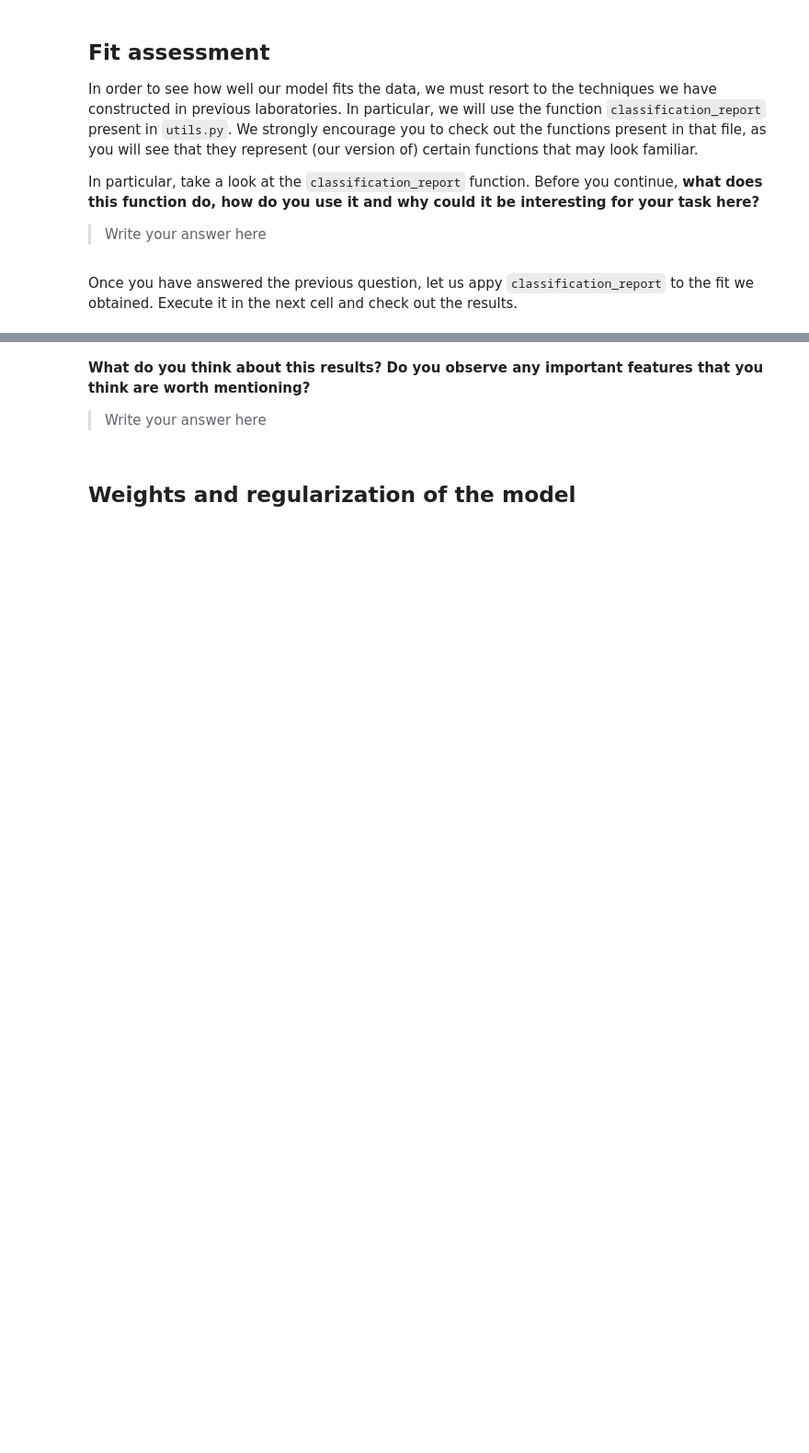
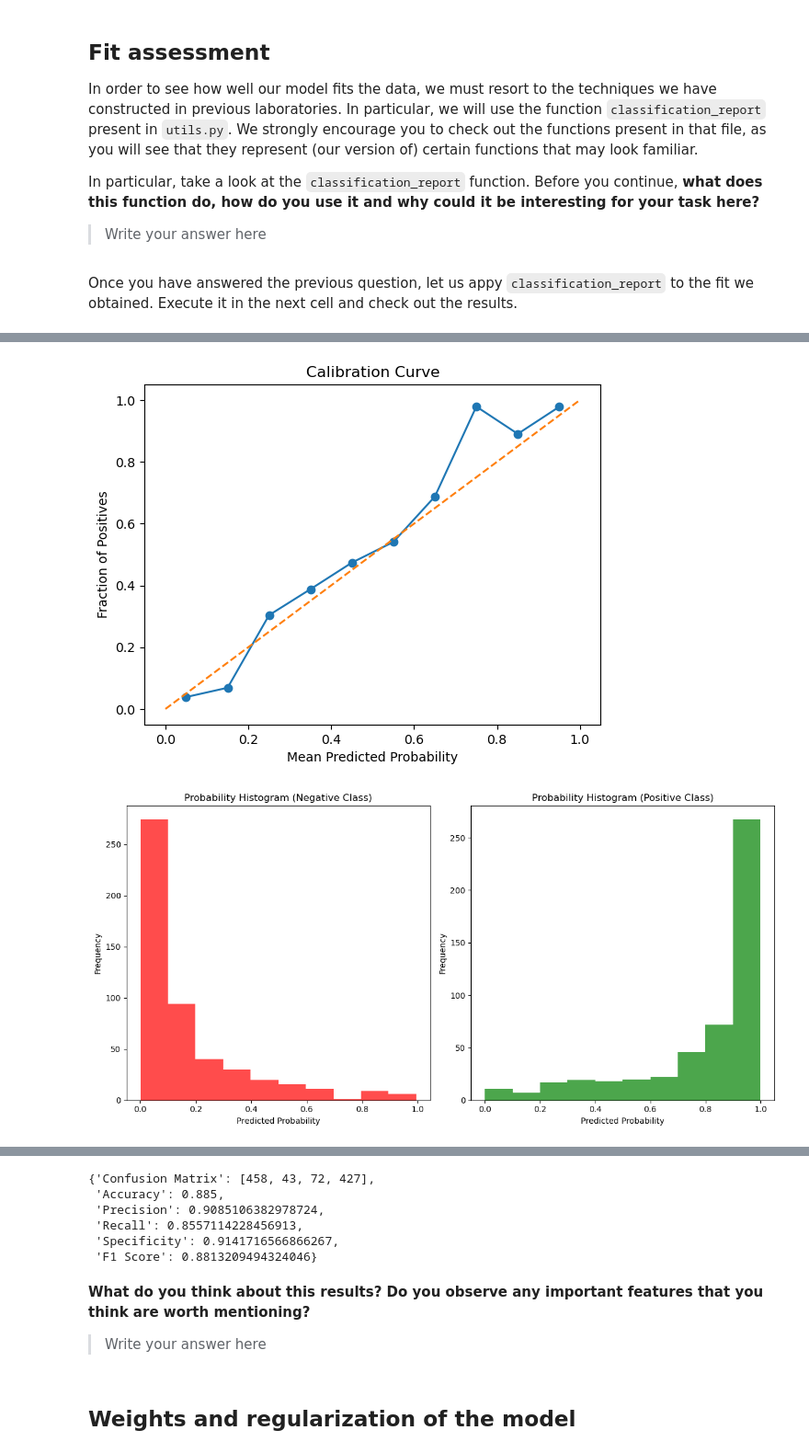
Before and after one commit to ICAI-IMAT-ML/p2-5-berasteguip, a Jupyter notebook: notebook/Lab2_5_LogisticRegression_and_regularization.ipynb, the cells around one changed output, grey strips where cells are left out. Shown at 92% size. Drawn from its saved outputs; the diff is of its cells as text; code cells hidden in the pictures; blank space fills up the shorter version.

```diff
--- a/notebook/Lab2_5_LogisticRegression_and_regularization.ipynb
+++ b/notebook/Lab2_5_LogisticRegression_and_regularization.ipynb
@@ -172,0 +190,5 @@ classification_report(None, None, 1)
+# %%
+classification_report(y_test, y_test_prob, 1)
+# %% [output]
+[figure, added]
+[figure, added]
@@ -173,3 +196,9 @@ classification_report(None, None, 1)
+{'Confusion Matrix': [458, 43, 72, 427],
+ 'Accuracy': 0.885,
+ 'Precision': 0.9085106382978724,
+ 'Recall': 0.8557114228456913,
+ 'Specificity': 0.9141716566866267,
+ 'F1 Score': 0.8813209494324046}
 # %% [markdown]
 **What do you think about this results? Do you observe any important features that you think are worth mentioning?**
 
```
Also changed, not shown: parts of 14 cells of this notebook, 2 other files.
